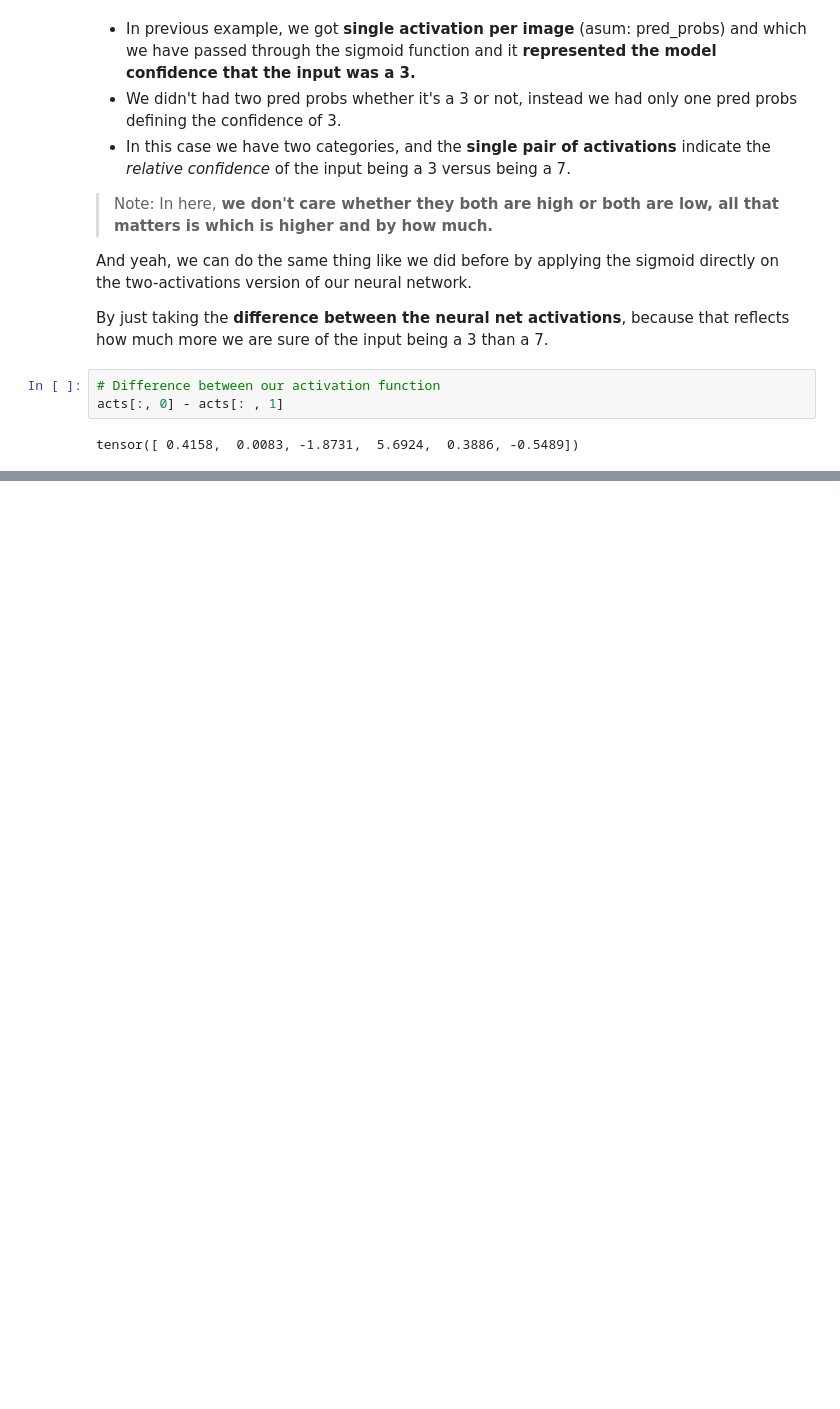
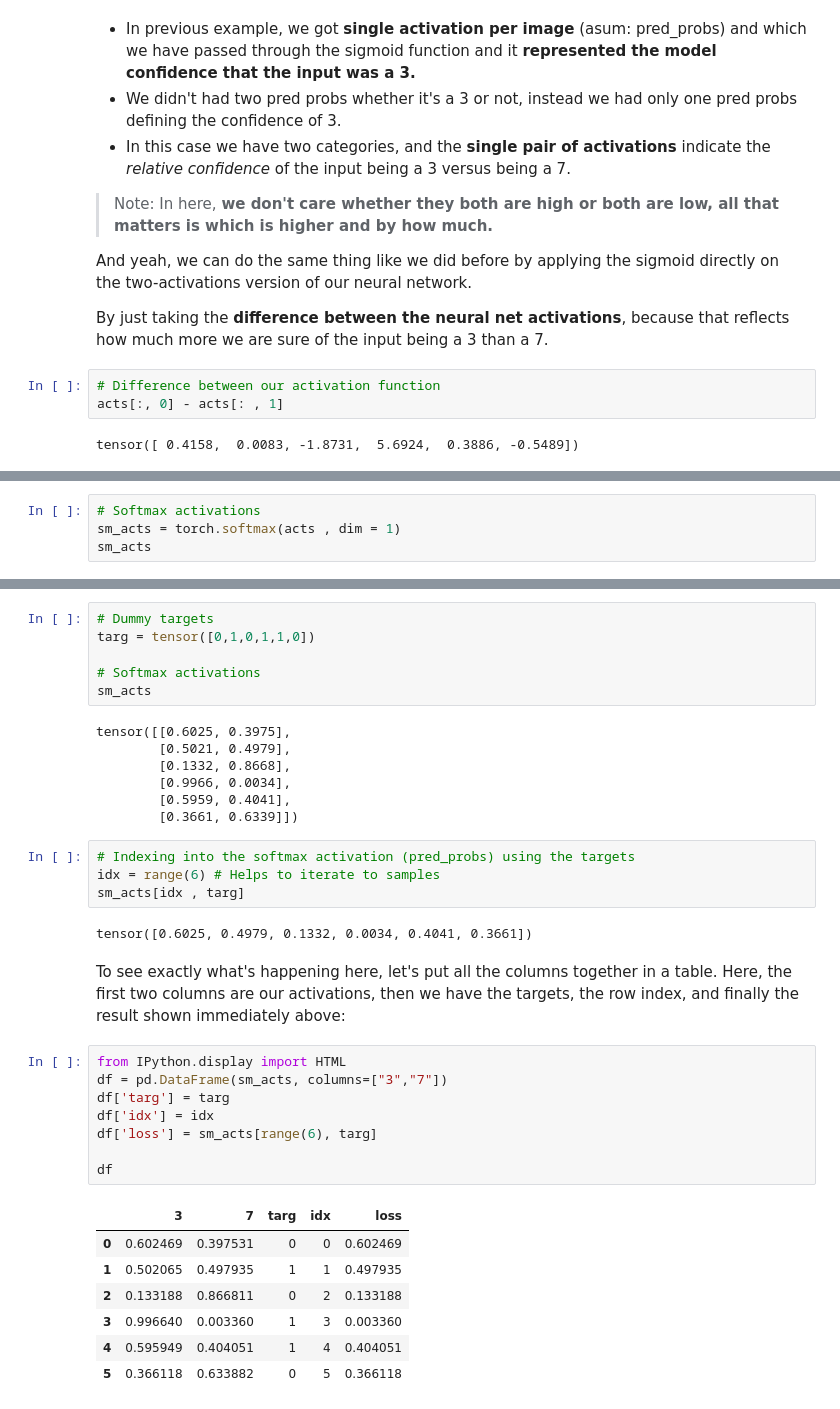
Before and after one commit to ashikshafi08/Learning-Fastai, a Jupyter notebook: Chapters Notebooks/Fastai_Refresher.ipynb, the cells around one changed output, grey strips where cells are left out. Cells and saved outputs as stored; diff of their text form; blank space fills up the shorter version.

```diff
--- a/Chapters Notebooks/Fastai_Refresher.ipynb
+++ b/Chapters Notebooks/Fastai_Refresher.ipynb
@@ -1448,0 +1475,4 @@ tensor([ 0.4158,  0.0083, -1.8731,  5.6924,  0.3886, -0.5489])
+# %%
+# Softmax activations
+sm_acts = torch.softmax(acts , dim = 1)
+sm_acts
@@ -1448,0 +1519,38 @@ tensor([ 0.4158,  0.0083, -1.8731,  5.6924,  0.3886, -0.5489])
+# %%
+# Dummy targets
+targ = tensor([0,1,0,1,1,0])
+
+# Softmax activations
+sm_acts
+# %% [output]
+tensor([[0.6025, 0.3975],
+        [0.5021, 0.4979],
+        [0.1332, 0.8668],
+        [0.9966, 0.0034],
+        [0.5959, 0.4041],
+        [0.3661, 0.6339]])
+# %%
+# Indexing into the softmax activation (pred_probs) using the targets
+idx = range(6) # Helps to iterate to samples
+sm_acts[idx , targ]
+# %% [output]
+tensor([0.6025, 0.4979, 0.1332, 0.0034, 0.4041, 0.3661])
+# %% [markdown]
+
+To see exactly what's happening here, let's put all the columns together in a table. Here, the first two columns are our activations, then we have the targets, the row index, and finally the result shown immediately above:
+# %%
+from IPython.display import HTML
+df = pd.DataFrame(sm_acts, columns=["3","7"])
+df['targ'] = targ
+df['idx'] = idx
+df['loss'] = sm_acts[range(6), targ]
+
+df
+# %% [output]
+|  | 3 | 7 | targ | idx | loss |
+| 0 | 0.602469 | 0.397531 | 0 | 0 | 0.602469 |
+| 1 | 0.502065 | 0.497935 | 1 | 1 | 0.497935 |
+| 2 | 0.133188 | 0.866811 | 0 | 2 | 0.133188 |
+| 3 | 0.996640 | 0.003360 | 1 | 3 | 0.003360 |
+| 4 | 0.595949 | 0.404051 | 1 | 4 | 0.404051 |
+| 5 | 0.366118 | 0.633882 | 0 | 5 | 0.366118 |
```
Also changed, not shown: parts of 14 cells of this notebook.
